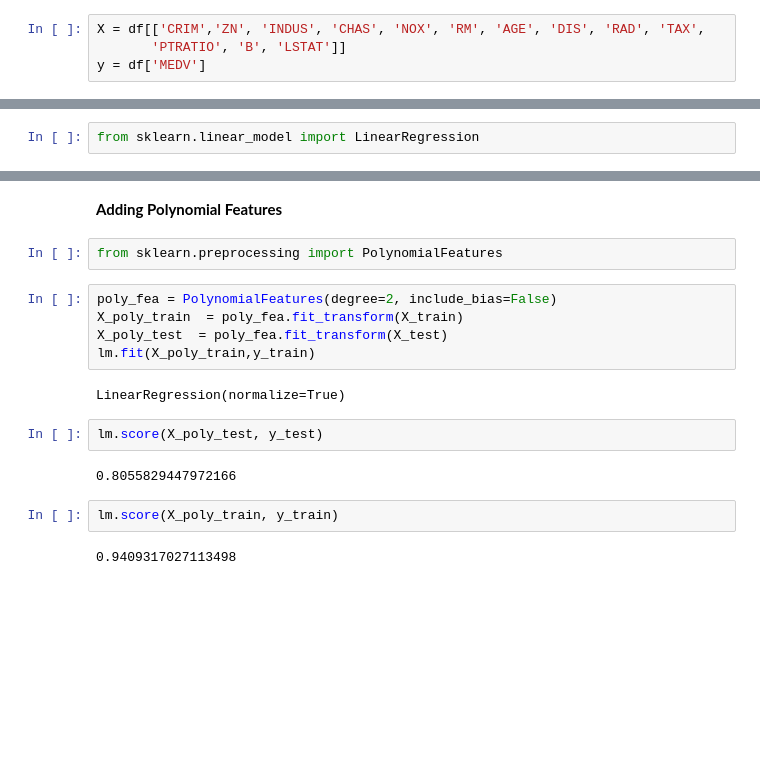
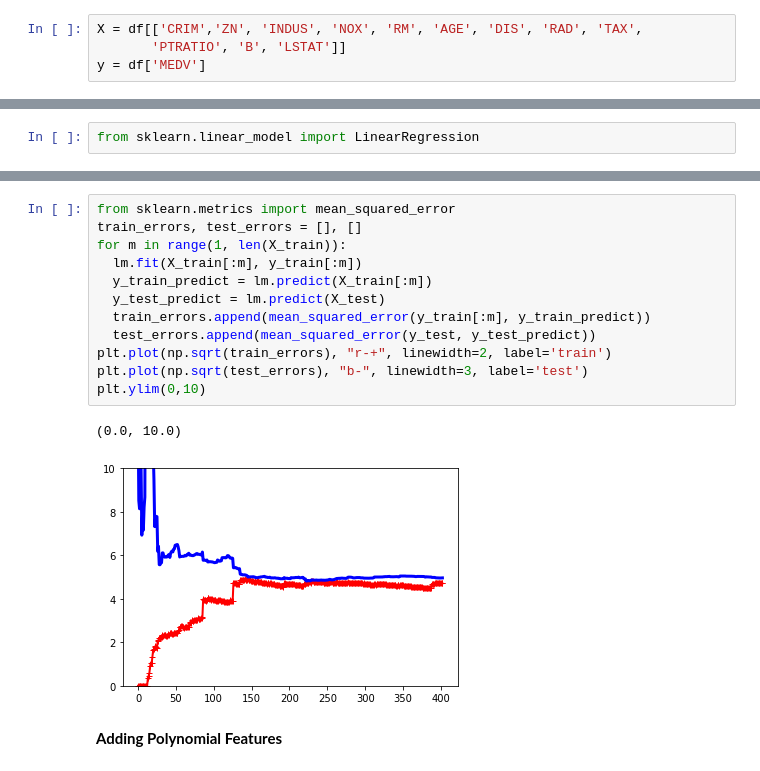
Before and after one commit to deboraxhx/JornadaDataScience, a Jupyter notebook: Estudos modelos de regressão/boston_houses_Regression_Models.ipynb, the cells around one changed output, grey strips where cells are left out. Drawn from its saved outputs; the diff is of its cells as text; blank space fills up the shorter version.

```diff
--- a/Estudos modelos de regressão/boston_houses_Regression_Models.ipynb
+++ b/Estudos modelos de regressão/boston_houses_Regression_Models.ipynb
@@ -45,7 +103,7 @@ plt.show()
 # %%
 from sklearn.model_selection import train_test_split
 # %%
-X = df[['CRIM','ZN', 'INDUS', 'CHAS', 'NOX', 'RM', 'AGE', 'DIS', 'RAD', 'TAX',
+X = df[['CRIM','ZN', 'INDUS', 'NOX', 'RM', 'AGE', 'DIS', 'RAD', 'TAX',
        'PTRATIO', 'B', 'LSTAT']]
 y = df['MEDV']
 # %%
@@ -77,19 +128,17 @@ reg.intercept_, reg.coef_
+# %%
+from sklearn.metrics import mean_squared_error
+train_errors, test_errors = [], []
+for m in range(1, len(X_train)):
+  lm.fit(X_train[:m], y_train[:m])
+  y_train_predict = lm.predict(X_train[:m])
+  y_test_predict = lm.predict(X_test)
+  train_errors.append(mean_squared_error(y_train[:m], y_train_predict))
+  test_errors.append(mean_squared_error(y_test, y_test_predict))
+plt.plot(np.sqrt(train_errors), "r-+", linewidth=2, label='train')
+plt.plot(np.sqrt(test_errors), "b-", linewidth=3, label='test')
+plt.ylim(0,10)
+# %% [output]
+(0.0, 10.0)
+[figure, added]
 # %% [markdown]
 **Adding Polynomial Features**
-# %%
-from sklearn.preprocessing import PolynomialFeatures
-# %%
-poly_fea = PolynomialFeatures(degree=2, include_bias=False)
-X_poly_train  = poly_fea.fit_transform(X_train)
-X_poly_test  = poly_fea.fit_transform(X_test)
-lm.fit(X_poly_train,y_train)
-# %% [output]
-LinearRegression(normalize=True)
-# %%
-lm.score(X_poly_test, y_test)
-# %% [output]
-0.8055829447972166
-# %%
-lm.score(X_poly_train, y_train)
-# %% [output]
-0.9409317027113498
```
Also changed, not shown: parts of 44 cells of this notebook.
